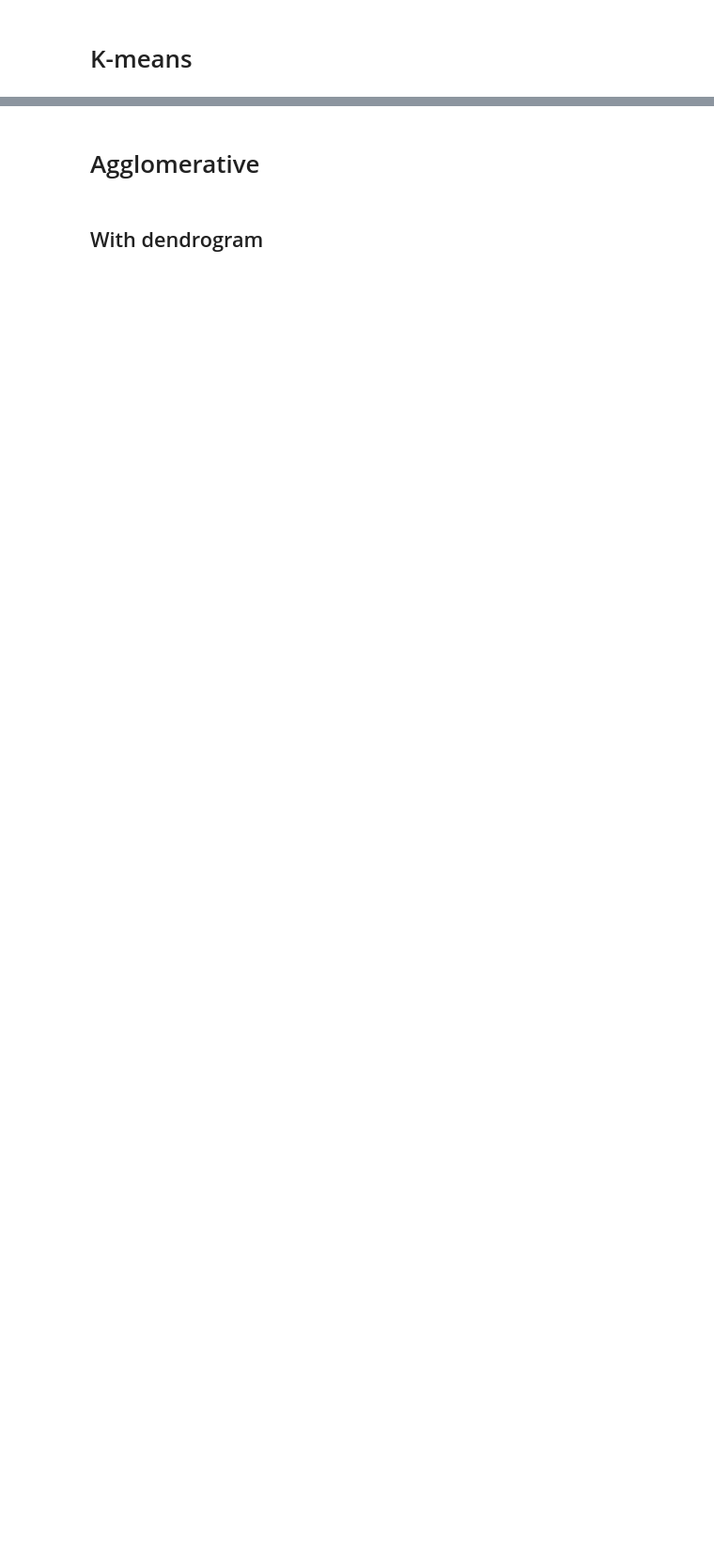
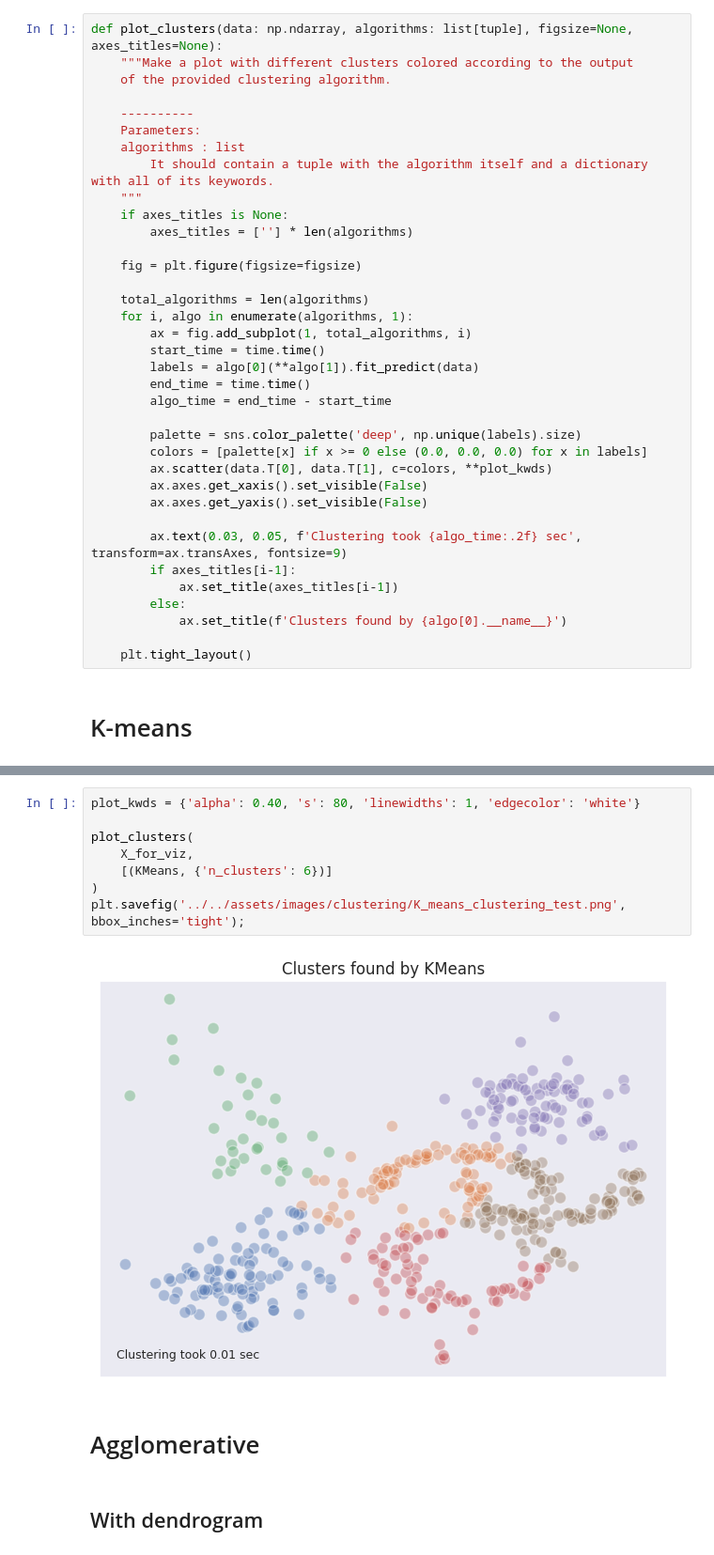
Before and after one commit to vzahorui/vzahorui.github.io, a Jupyter notebook: jupyter_notebooks/clustering/clustering.ipynb, the cells around one changed output, grey strips where cells are left out. Shown at 94% size. Saved outputs shown, nothing was run; the diff lists cells and outputs as text; blank space fills up the shorter version.

```diff
--- a/jupyter_notebooks/clustering/clustering.ipynb
+++ b/jupyter_notebooks/clustering/clustering.ipynb
@@ -12,3 +49,39 @@ from sklearn.datasets import make_blobs, make_moons
+# %%
+def plot_clusters(data: np.ndarray, algorithms: list[tuple], figsize=None, axes_titles=None):
+    """Make a plot with different clusters colored according to the output
+    of the provided clustering algorithm.
+
+    ----------
+    Parameters:
+    algorithms : list
+        It should contain a tuple with the algorithm itself and a dictionary with all of its keywords.
+    """
+    if axes_titles is None:
+        axes_titles = [''] * len(algorithms)
+
+    fig = plt.figure(figsize=figsize)
+
+    total_algorithms = len(algorithms)
+    for i, algo in enumerate(algorithms, 1):
+        ax = fig.add_subplot(1, total_algorithms, i)
+        start_time = time.time()
+        labels = algo[0](**algo[1]).fit_predict(data)
+        end_time = time.time()
+        algo_time = end_time - start_time
+
+        palette = sns.color_palette('deep', np.unique(labels).size)
+        colors = [palette[x] if x >= 0 else (0.0, 0.0, 0.0) for x in labels]
+        ax.scatter(data.T[0], data.T[1], c=colors, **plot_kwds)
+        ax.axes.get_xaxis().set_visible(False)
+        ax.axes.get_yaxis().set_visible(False)
+
+        ax.text(0.03, 0.05, f'Clustering took {algo_time:.2f} sec', transform=ax.transAxes, fontsize=9)
+        if axes_titles[i-1]:
+            ax.set_title(axes_titles[i-1])
+        else:
+            ax.set_title(f'Clusters found by {algo[0].__name__}')
+
+    plt.tight_layout()
 # %% [markdown]
 # K-means
 # %%
@@ -34,3 +112,13 @@ plt.savefig('../../assets/images/clustering/K_means_clustering.png', bbox_inches
+# %%
+plot_kwds = {'alpha': 0.40, 's': 80, 'linewidths': 1, 'edgecolor': 'white'}
+
+plot_clusters(
+    X_for_viz,
+    [(KMeans, {'n_clusters': 6})]
+)
+plt.savefig('../../assets/images/clustering/K_means_clustering_test.png', bbox_inches='tight');
+# %% [output]
+[figure, added]
 # %% [markdown]
 # Agglomerative
 # %% [markdown]
```
Also changed, not shown: parts of 29 cells of this notebook, 21 other files.
